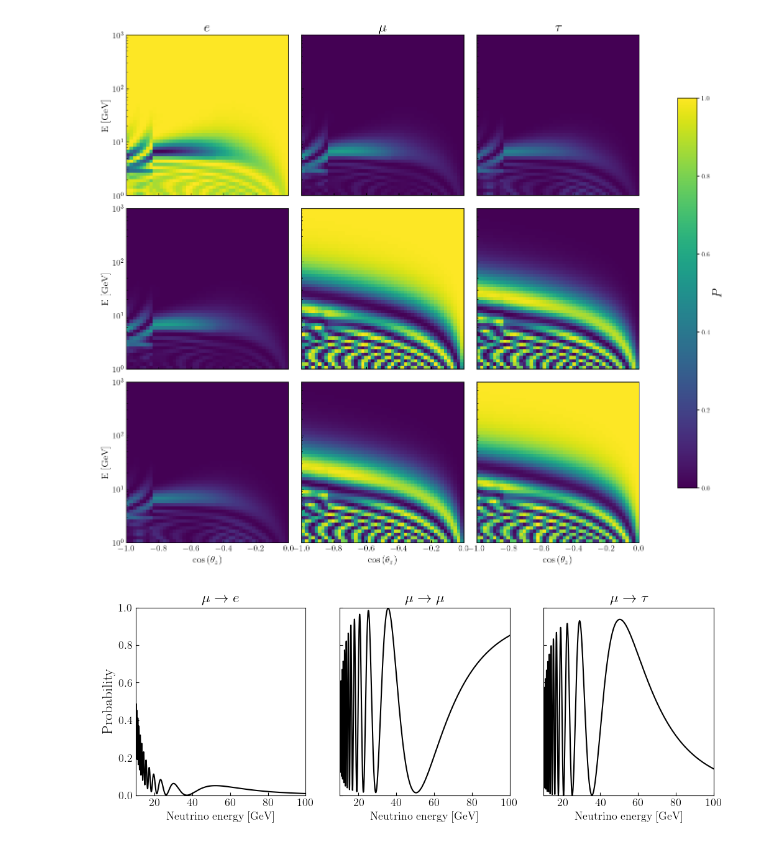
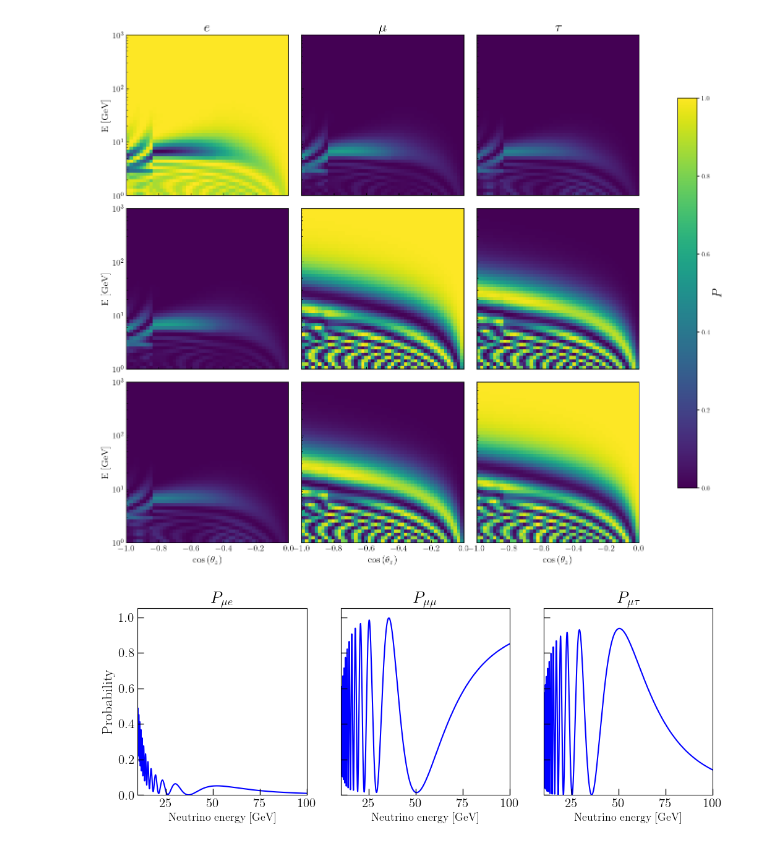
Before and after one commit to Sjoeborg/thesis, a Jupyter notebook: thesis/notebooks/osc.ipynb, the cells around one changed output. Cells and saved outputs as stored; diff of their text form; code cells hidden in the pictures.

```diff
--- a/thesis/notebooks/osc.ipynb
+++ b/thesis/notebooks/osc.ipynb
@@ -123,31 +123,35 @@ Pme = P_an('m','e','E',params=nufit_params_nsi, L=2*r_earth, param_min=1, param_
 Pmt = P_an('m','t','E',params=nufit_params_nsi, L=2*r_earth, param_min=1, param_max=1e2)
 # %%
 fig, ax = plt.subplots(1,3,figsize=(12,4), sharey=True, squeeze=True)
-ax[0].plot(np.logspace(1,2,500), Pme,c='k')
-ax[1].plot(np.logspace(1,2,500), Pmm,c='k')
-ax[2].plot(np.logspace(1,2,500), Pmt,c='k')
+ax[0].axisbelow = True
+ax[0].plot(np.logspace(1,2,500), Pme,c='b')
+ax[1].plot(np.logspace(1,2,500), Pmm,c='b')
+ax[2].plot(np.logspace(1,2,500), Pmt,c='b')
 
 #ax[0].set_xscale('log')
 #ax[1].set_xscale('log')
 #ax[2].set_xscale('log')
 
-ax[0].set_ylim((-0,1.))
+ax[0].set_ylim((-0,1.05))
 ax[0].set_xlim((1e1,1e2))
 ax[1].set_xlim((1e1,1e2))
 ax[2].set_xlim((1e1,1e2))
 ax[0].set_ylabel('Probability',fontsize=17)
-ax[0].set_title(r'$\mu \to e$',fontsize=17)
-ax[1].set_title(r'$\mu \to \mu$',fontsize=17)
-ax[2].set_title(r'$\mu \to \tau$',fontsize=17)
+ax[0].set_title(r'$P_{\mu e}$',fontsize=19)
+ax[1].set_title(r'$P_{\mu \mu}$',fontsize=19)
+ax[2].set_title(r'$P_{\mu \tau}$',fontsize=19)
 
 ax[0].set_xlabel(r'Neutrino energy [GeV]',fontsize=13)
 ax[1].set_xlabel(r'Neutrino energy [GeV]',fontsize=13)
 ax[2].set_xlabel(r'Neutrino energy [GeV]',fontsize=13)
 
 
-ax[0].tick_params(axis='both', direction='in', which='both', labelsize=13)
-ax[1].tick_params(axis='both', direction='in', which='both', labelsize=13)
-ax[2].tick_params(axis='both', direction='in', which='both', labelsize=13)
+ax[0].tick_params(axis='both', direction='in', which='both', labelsize=15, width = 1, length = 7, zorder=200)
+ax[1].tick_params(axis='both', direction='in', which='both', labelsize=15, width = 1, length = 7, zorder=20)
+ax[2].tick_params(axis='both', direction='in', which='both', labelsize=15, width = 1, length = 7, zorder=20)
+ax[0].set_axisbelow(False)
+ax[1].set_axisbelow(False)
+ax[2].set_axisbelow(False)
 savethesis(fig, 'vac_osc')
 # %% [output]
-[figure, old version]
+[figure, new version]
```
Also changed, not shown: 5 other files.
